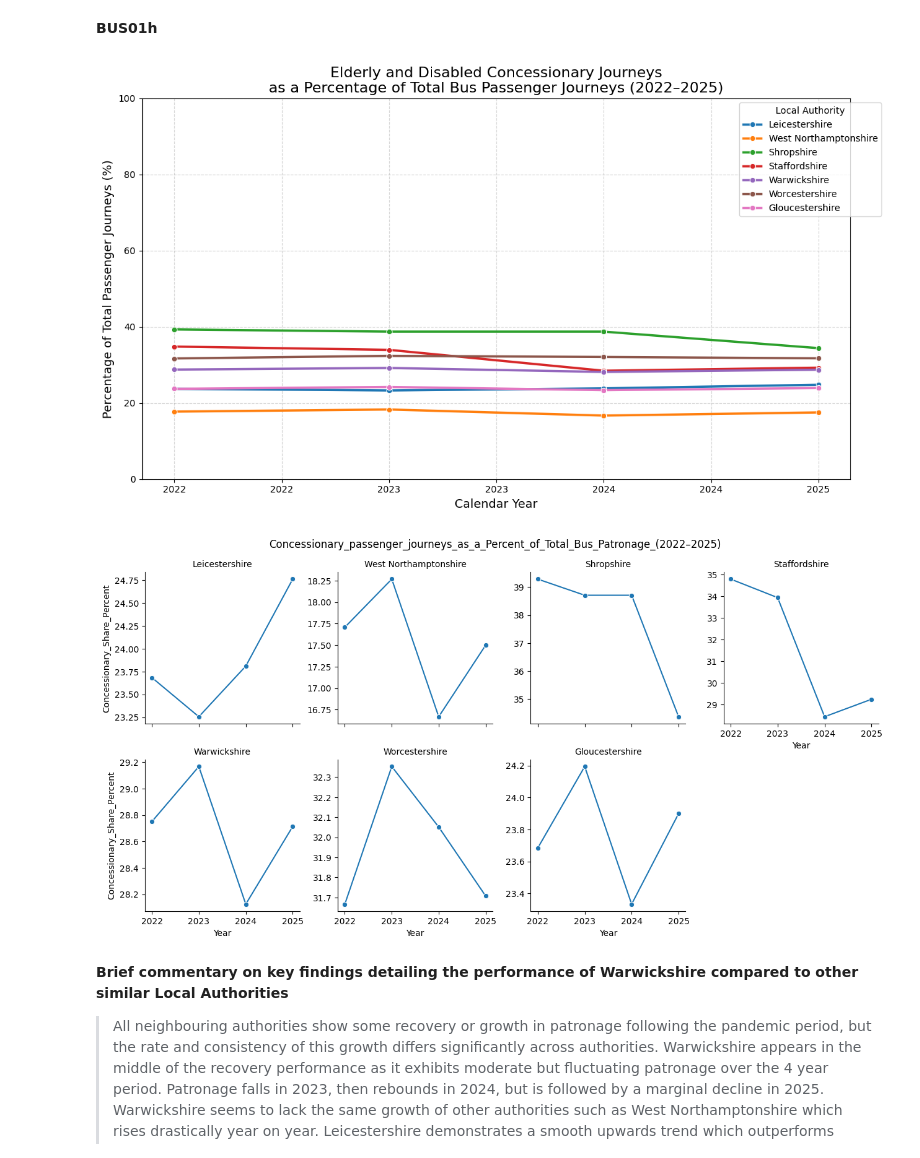
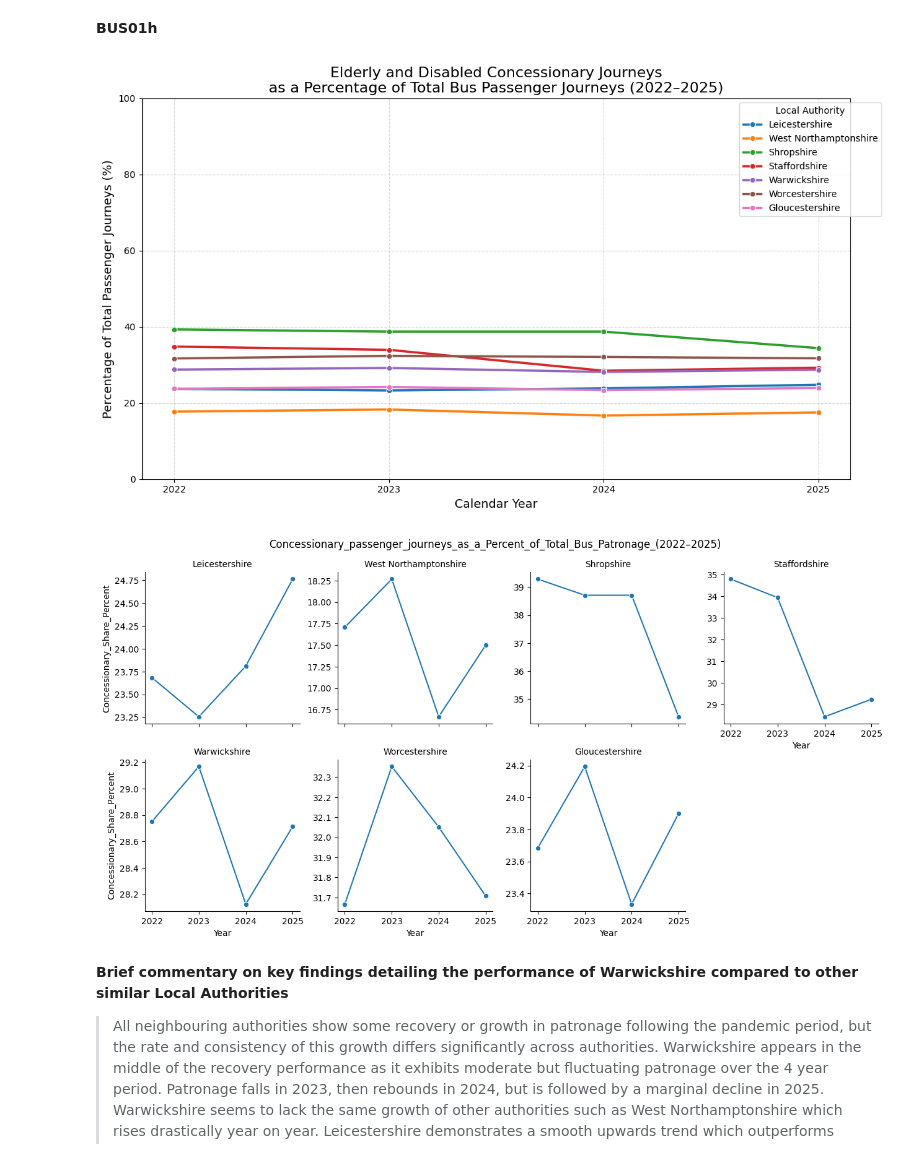
Before and after one commit to arlomilesmason/bus-patronage-analysis-2022-25, a Jupyter notebook: BP_EDA.ipynb, the cells around one changed output. Cells and saved outputs as stored; diff of their text form; code cells hidden in the pictures.

```diff
--- a/BP_EDA.ipynb
+++ b/BP_EDA.ipynb
@@ -323,34 +350,44 @@ plt.title(
     fontsize=16
 )
 
 plt.xlabel("Calendar Year", fontsize=13)
 plt.ylabel("Percentage of Total Passenger Journeys (%)", fontsize=13)
 plt.ylim(0, 100)
 
 ax = plt.gca()
 ax.xaxis.set_major_formatter(FuncFormatter(year_formatter))
 
 plt.grid(True, linestyle="--", alpha=0.5)
 plt.legend(title="Local Authority", bbox_to_anchor=(1.05, 1))
+
+ax = plt.gca()
+
+years = sorted(df_filtered["Year"].unique())
+ax.set_xticks(years)
+ax.set_xticklabels(years)
+
+ax.xaxis.set_major_formatter(FuncFormatter(year_formatter))
+
+
 plt.tight_layout()
 plt.show()
 
 # Faceted line plots for each authority to show trends more clearly
 g = sns.FacetGrid(
     df_filtered,
     col="LA or Region",
     col_wrap=4,
     height=3.2,
     sharey=False
 )
 
 g.map_dataframe(sns.lineplot, x="Year", y="Concessionary_Share_Percent", marker="o")
 g.set_titles("{col_name}")
 g.fig.suptitle("Concessionary_passenger_journeys_as_a_Percent_of_Total_Bus_Patronage_(2022–2025)", y=1.03)
 
 plt.show()
 # %% [output]
-[figure, old version]
+[figure, new version]
 [figure]
 # %% [markdown]
 **Brief commentary on key findings detailing the performance of Warwickshire compared to other similar Local Authorities**
```
Also changed, not shown: parts of 3 cells of this notebook.
